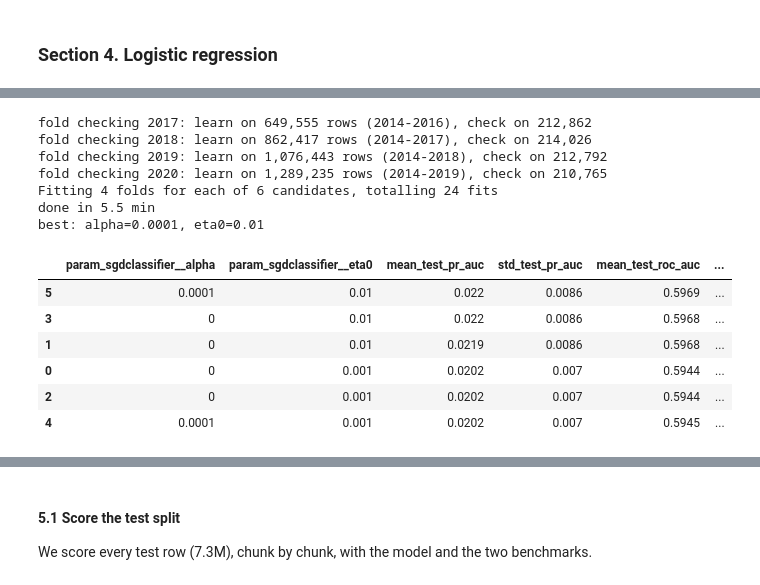
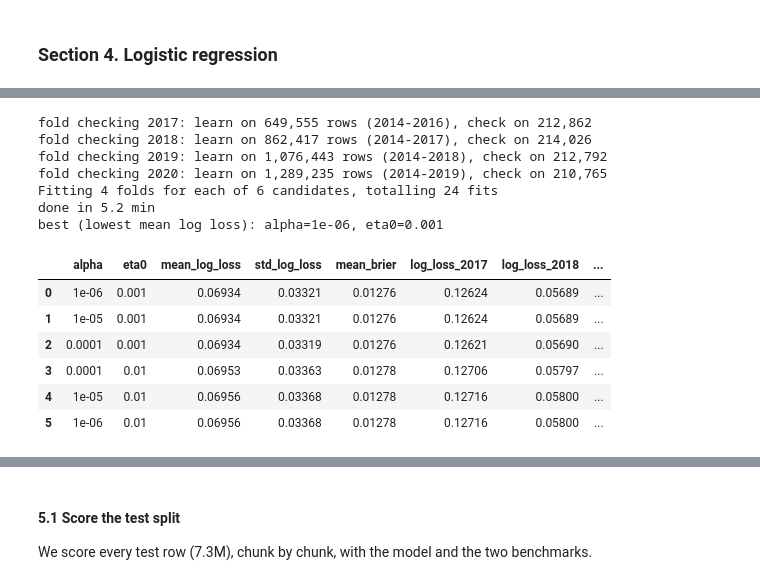
Before and after one commit to jmsebastiancarino/Probabilistic-Model-for-Non-Life-Insurance-Flood-Risk, a Jupyter notebook: notebooks/06a_baseline_claim.ipynb, the cells around one changed output, grey strips where cells are left out. Drawn from its saved outputs; the diff is of its cells as text; code cells hidden in the pictures.

```diff
--- a/notebooks/06a_baseline_claim.ipynb
+++ b/notebooks/06a_baseline_claim.ipynb
@@ -225,50 +365,56 @@ from sklearn.pipeline import make_pipeline
 TUNE_ROWS = 1_500_000      # random rows from 2014-2020 (same rows every run)
 X_tune, y_tune, ids_tune = load_rows("train", sample_rows=TUNE_ROWS)
 
 # Rolling-origin folds (notebook 04): train on every year before, check on the next year.
 # The first check year is 2017, so every fold has at least 3 years to learn from.
 years = ids_tune["period_year"].to_numpy()
 folds = [(np.where(years < y)[0], np.where(years == y)[0]) for y in range(2017, 2021)]
 for (tr, te), y in zip(folds, range(2017, 2021)):
     print(f"fold checking {y}: learn on {len(tr):,} rows ({years[tr].min()}-{years[tr].max()}), check on {len(te):,}")
 
 pipe = make_pipeline(clone(preprocess),          # preprocessing is refitted inside every fold
                      SGDClassifier(loss="log_loss", learning_rate="invscaling", power_t=0.25,
                                    average=True, max_iter=5, tol=None, random_state=SEED))
 param_grid = {
     "sgdclassifier__alpha": [1e-6, 1e-5, 1e-4],  # L2 penalty
     "sgdclassifier__eta0": [0.001, 0.01],        # starting step size
 }
 search = GridSearchCV(pipe, param_grid, cv=folds,
-                      scoring={"pr_auc": "average_precision", "roc_auc": "roc_auc", "log_loss": "neg_log_loss"},
+                      scoring={"log_loss": "neg_log_loss", "brier": "neg_brier_score"},
                       refit=False,               # the final model is trained on every row, chunk by chunk (Step 4.1)
                       n_jobs=1, verbose=1)       # one job: parallel jobs fail on Python 3.14 with a class defined in the notebook
 t0 = time.time()
 search.fit(X_tune, y_tune)
 print(f"done in {(time.time() - t0) / 60:.1f} min")
 
-results = pd.DataFrame(search.cv_results_)
-cols = ["param_sgdclassifier__alpha", "param_sgdclassifier__eta0", "mean_test_pr_auc", "std_test_pr_auc",
-        "mean_test_roc_auc", "mean_test_log_loss"] + [f"split{i}_test_pr_auc" for i in range(len(folds))]
-results = results[cols].rename(columns={f"split{i}_test_pr_auc": f"pr_auc_{y}" for i, y in enumerate(range(2017, 2021))})
-best = results.sort_values("mean_test_pr_auc", ascending=False).iloc[0]
-BEST_ALPHA, BEST_ETA0 = float(best["param_sgdclassifier__alpha"]), float(best["param_sgdclassifier__eta0"])
-print(f"best: alpha={BEST_ALPHA}, eta0={BEST_ETA0}")
-results.sort_values("mean_test_pr_auc", ascending=False).round(4)
+# scikit-learn reports the scores negated (higher = better); we turn them back into losses (lower = better)
+cv = pd.DataFrame(search.cv_results_)
+tuning = pd.DataFrame({
+    "alpha": cv["param_sgdclassifier__alpha"].astype(float),
+    "eta0": cv["param_sgdclassifier__eta0"].astype(float),
+    "mean_log_loss": -cv["mean_test_log_loss"],
+    "std_log_loss": cv["std_test_log_loss"],
+    "mean_brier": -cv["mean_test_brier"],
+    **{f"log_loss_{y}": -cv[f"split{i}_test_log_loss"] for i, y in enumerate(range(2017, 2021))},
+}).sort_values("mean_log_loss").reset_index(drop=True)
+best = tuning.iloc[0]
+BEST_ALPHA, BEST_ETA0 = float(best["alpha"]), float(best["eta0"])
+print(f"best (lowest mean log loss): alpha={BEST_ALPHA}, eta0={BEST_ETA0}")
+tuning.style.format({"alpha": "{:g}", "eta0": "{:g}", "mean_brier": "{:.5f}"}, precision=5)
 # %% [output]
 fold checking 2017: learn on 649,555 rows (2014-2016), check on 212,862
 fold checking 2018: learn on 862,417 rows (2014-2017), check on 214,026
 fold checking 2019: learn on 1,076,443 rows (2014-2018), check on 212,792
 fold checking 2020: learn on 1,289,235 rows (2014-2019), check on 210,765
 Fitting 4 folds for each of 6 candidates, totalling 24 fits
-done in 5.5 min
-best: alpha=0.0001, eta0=0.01
+done in 5.2 min
+best (lowest mean log loss): alpha=1e-06, eta0=0.001
-|  | param_sgdclassifier__alpha | param_sgdclassifier__eta0 | mean_test_pr_auc | std_test_pr_auc | mean_test_roc_auc | ... |
-| 5 | 0.0001 | 0.01 | 0.022 | 0.0086 | 0.5969 | ... |
-| 3 | 0 | 0.01 | 0.022 | 0.0086 | 0.5968 | ... |
-| 1 | 0 | 0.01 | 0.0219 | 0.0086 | 0.5968 | ... |
-| 0 | 0 | 0.001 | 0.0202 | 0.007 | 0.5944 | ... |
-| 2 | 0 | 0.001 | 0.0202 | 0.007 | 0.5944 | ... |
-| 4 | 0.0001 | 0.001 | 0.0202 | 0.007 | 0.5945 | ... |
+|  | alpha | eta0 | mean_log_loss | std_log_loss | mean_brier | log_loss_2017 | log_loss_2018 | ... |
+| 0 | 1e-06 | 0.001 | 0.06934 | 0.03321 | 0.01276 | 0.12624 | 0.05689 | ... |
+| 1 | 1e-05 | 0.001 | 0.06934 | 0.03321 | 0.01276 | 0.12624 | 0.05689 | ... |
+| 2 | 0.0001 | 0.001 | 0.06934 | 0.03319 | 0.01276 | 0.12621 | 0.05690 | ... |
+| 3 | 0.0001 | 0.01 | 0.06953 | 0.03363 | 0.01278 | 0.12706 | 0.05797 | ... |
+| 4 | 1e-05 | 0.01 | 0.06956 | 0.03368 | 0.01278 | 0.12716 | 0.05800 | ... |
+| 5 | 1e-06 | 0.01 | 0.06956 | 0.03368 | 0.01278 | 0.12716 | 0.05800 | ... |
 # %% [markdown]
 #### 4.1 Fit on every training row
```
Also changed, not shown: parts of 24 cells of this notebook.
